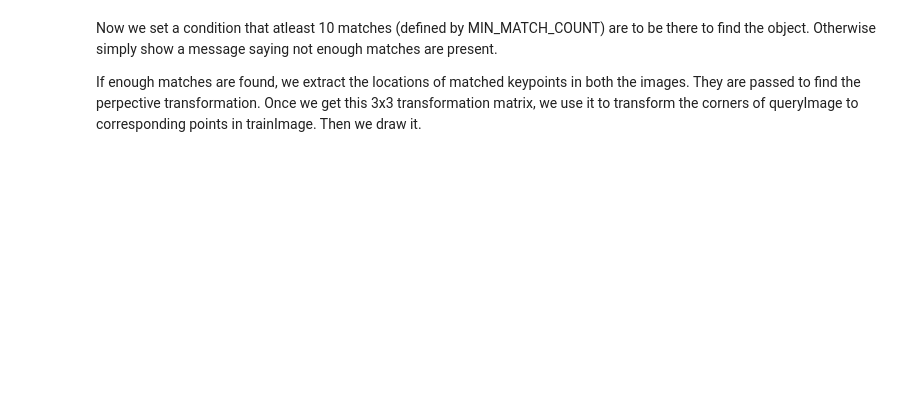
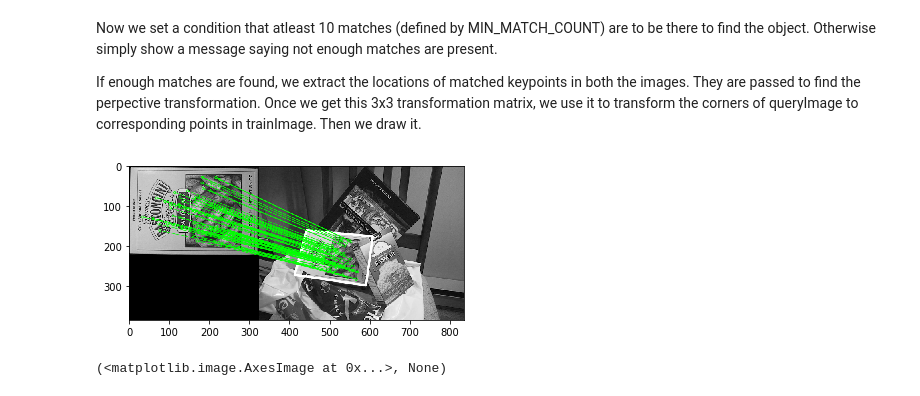
Before and after one commit to CVLAB-Unibo/ComputerVisionImageProcessing-LabSessions, a Jupyter notebook: LabSession6/LabSession6.ipynb, the cells around one changed output. Saved outputs shown, nothing was run; the diff lists cells and outputs as text; code cells hidden in the pictures; blank space fills up the shorter version.

```diff
--- a/LabSession6/LabSession6.ipynb
+++ b/LabSession6/LabSession6.ipynb
@@ -219,8 +219,8 @@ As long as one tries to gather more matches these become less precise.
 FLANN_INDEX_KDTREE = 1
 index_params = dict(algorithm = FLANN_INDEX_KDTREE, trees = 5)
 search_params = dict(checks = 50)
-flann = cv.FlannBasedMatcher(index_params, search_params)
-matches = flann.knnMatch(des1,des2,k=2)
+flann = cv2.FlannBasedMatcher(index_params, search_params)
+matches = flann.knnMatch(des_query,des_train,k=2)
 # store all the good matches as per Lowe's ratio test.
 good = []
 for m,n in matches:
@@ -274,21 +274,25 @@ If enough matches are found, we extract the locations of matched keypoints in bo
 # %%
 MIN_MATCH_COUNT = 10
 if len(good)>MIN_MATCH_COUNT:
-    src_pts = np.float32([ kp1[m.queryIdx].pt for m in good ]).reshape(-1,1,2)
-    dst_pts = np.float32([ kp2[m.trainIdx].pt for m in good ]).reshape(-1,1,2)
-    M, mask = cv.findHomography(src_pts, dst_pts, cv.RANSAC, 5.0)
+    src_pts = np.float32([ kp_query[m.queryIdx].pt for m in good ]).reshape(-1,1,2)
+    dst_pts = np.float32([ kp_train[m.trainIdx].pt for m in good ]).reshape(-1,1,2)
+    M, mask = cv2.findHomography(src_pts, dst_pts, cv2.RANSAC, 5.0)
     matchesMask = mask.ravel().tolist()
-    h,w = img1.shape
+    h,w = img_query.shape
     pts = np.float32([ [0,0],[0,h-1],[w-1,h-1],[w-1,0] ]).reshape(-1,1,2)
-    dst = cv.perspectiveTransform(pts,M)
-    img2 = cv.polylines(img2,[np.int32(dst)],True,255,3, cv.LINE_AA)
+    dst = cv2.perspectiveTransform(pts,M)
+    img_train = cv2.polylines(img_train,[np.int32(dst)],True,255,3, cv2.LINE_AA)
 else:
     print( "Not enough matches are found - {}/{}".format(len(good), MIN_MATCH_COUNT) )
     matchesMask = None
 
 draw_params = dict(matchColor = (0,255,0), # draw matches in green color
-                   singlePointColor = None,
+                   singlePointColor = None, # not draw keypoints only matching lines
                    matchesMask = matchesMask, # draw only inliers
-                   flags = 2)
-img3 = cv.drawMatches(img1,kp1,img2,kp2,good,None,**draw_params)
-plt.imshow(img3, 'gray'),plt.show()
+                   flags = 2) # not draw keypoints only lines
+img3 = cv2.drawMatches(img_query,kp_query,img_train,kp_train,good,None,**draw_params)
+plt.imshow(img3, 'gray')
+plt.show()
+# %% [output]
+[figure, added]
+(<matplotlib.image.AxesImage at 0x...>, None)
```
Also changed, not shown: parts of 3 cells of this notebook, 2 other files.
